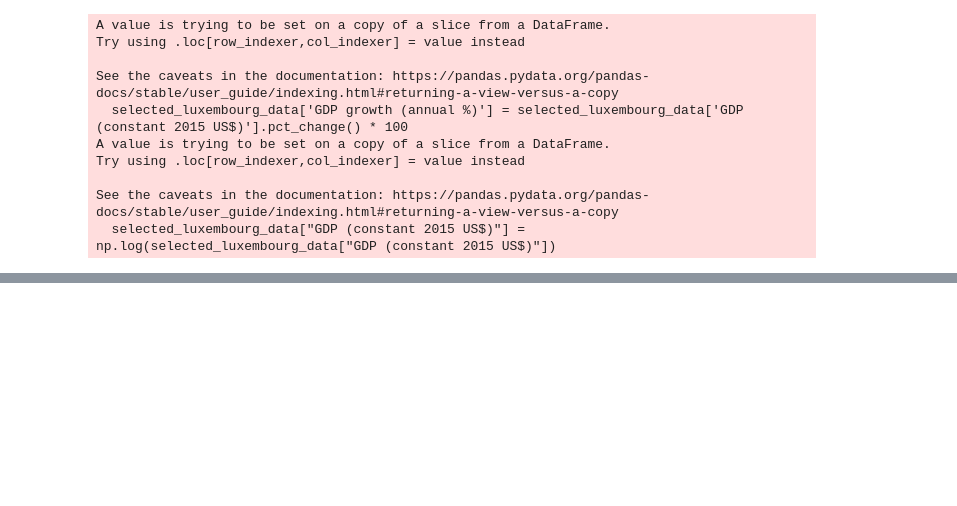
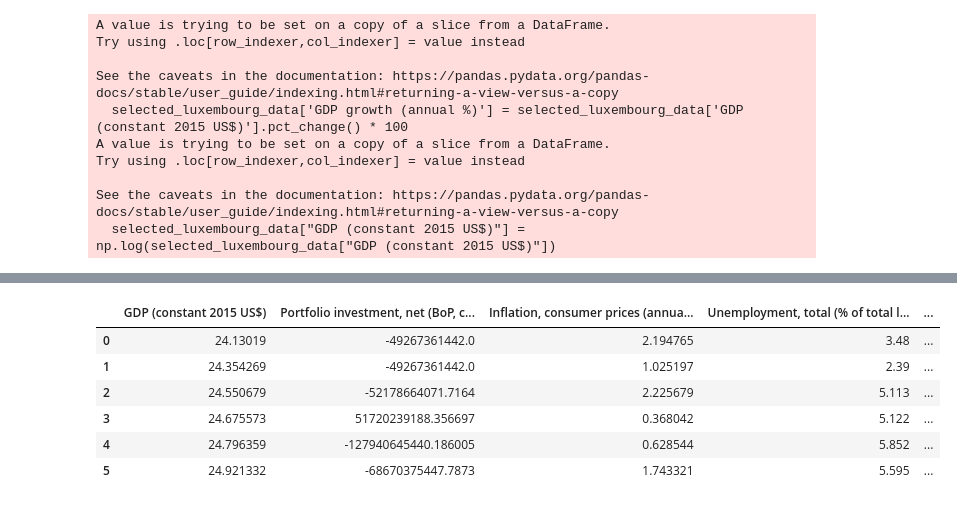
Before and after one commit to Shre-D/EGD-Assignment1, a Jupyter notebook: src/luxembourg.ipynb, the cells around one changed output, grey strips where cells are left out. Cells and saved outputs as stored; diff of their text form; code cells hidden in the pictures; blank space fills up the shorter version.

```diff
--- a/src/luxembourg.ipynb
+++ b/src/luxembourg.ipynb
@@ -235,17 +239,26 @@ from sklearn import preprocessing
 # %%
 y = selected_luxembourg_data[ 'GDP growth (annual %)']
 X = selected_luxembourg_data[regression_columns]
 # Combining X and y into a single DataFrame
 combined_data = X.copy()  # Creating a copy of X
 combined_data['GDP growth (annual %)'] = y  # Adding y as a new column
 # Drop rows with any NaN value from combined_data
 combined_data_dropped = combined_data.dropna(how='any')
 
 # Separate features (X) and target variable (y) from combined_data_dropped
 X = combined_data_dropped.drop(columns='GDP growth (annual %)')
 y = combined_data_dropped['GDP growth (annual %)']
 # creating train and test sets
 X_train, X_test, y_train, y_test = train_test_split( X, y, test_size=0.1, random_state=40)
+combined_data
+# %% [output]
+|  | GDP (constant 2015 US$) | Portfolio investment, net (BoP, c... | Inflation, consumer prices (annua... | Unemployment, total (% of total l... | ... |
+| 0 | 24.13019 | -49267361442.0 | 2.194765 | 3.48 | ... |
+| 1 | 24.354269 | -49267361442.0 | 1.025197 | 2.39 | ... |
+| 2 | 24.550679 | -52178664071.7164 | 2.225679 | 5.113 | ... |
+| 3 | 24.675573 | 51720239188.356697 | 0.368042 | 5.122 | ... |
+| 4 | 24.796359 | -127940645440.186005 | 0.628544 | 5.852 | ... |
+| 5 | 24.921332 | -68670375447.7873 | 1.743321 | 5.595 | ... |
 # %%
 # creating a regression model
 model = LinearRegression()
```
Also changed, not shown: parts of 6 cells of this notebook.
